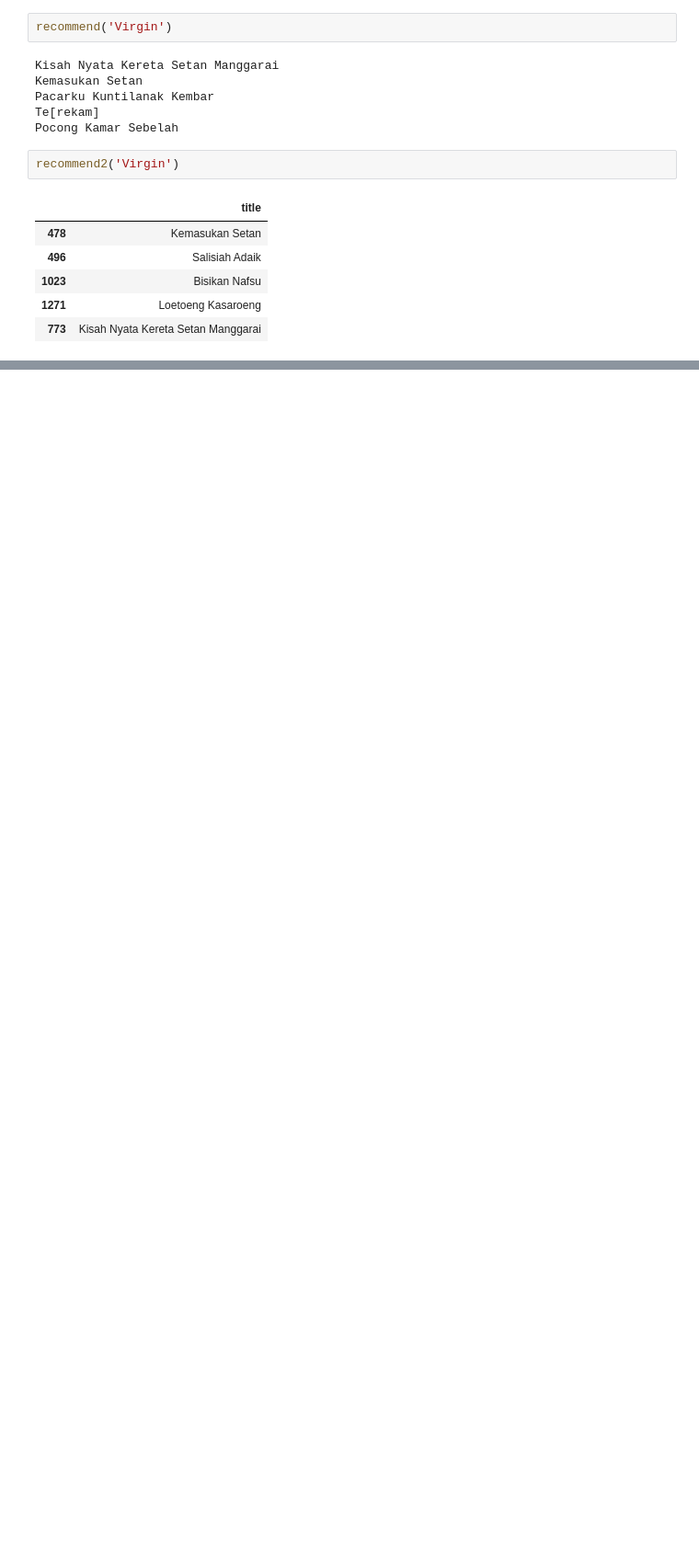
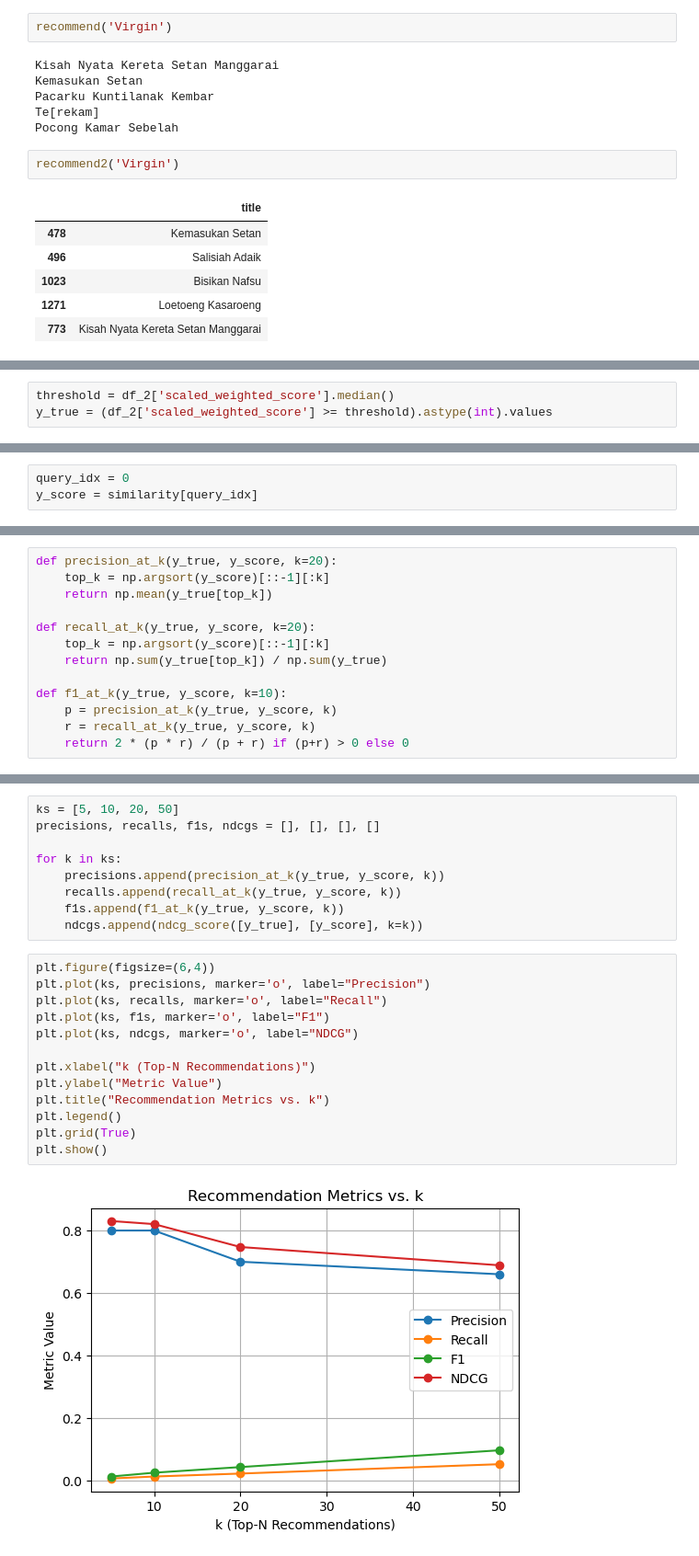
Before and after one commit to Sandip783/MS-Elevate, a Jupyter notebook: Final_Project.ipynb, the cells around one changed output, grey strips where cells are left out. Shown at 92% size. Saved outputs shown, nothing was run; the diff lists cells and outputs as text; blank space fills up the shorter version.

```diff
--- a/Final_Project.ipynb
+++ b/Final_Project.ipynb
@@ -486,0 +483,3 @@ Pocong Kamar Sebelah
+# %%
+threshold = df_2['scaled_weighted_score'].median()
+y_true = (df_2['scaled_weighted_score'] >= threshold).astype(int).values
@@ -486,0 +494,3 @@ Pocong Kamar Sebelah
+# %%
+query_idx = 0
+y_score = similarity[query_idx]
@@ -486,0 +501,13 @@ Pocong Kamar Sebelah
+# %%
+def precision_at_k(y_true, y_score, k=20):
+    top_k = np.argsort(y_score)[::-1][:k]
+    return np.mean(y_true[top_k])
+
+def recall_at_k(y_true, y_score, k=20):
+    top_k = np.argsort(y_score)[::-1][:k]
+    return np.sum(y_true[top_k]) / np.sum(y_true)
+
+def f1_at_k(y_true, y_score, k=10):
+    p = precision_at_k(y_true, y_score, k)
+    r = recall_at_k(y_true, y_score, k)
+    return 2 * (p * r) / (p + r) if (p+r) > 0 else 0
@@ -486,0 +516,24 @@ Pocong Kamar Sebelah
+# %%
+ks = [5, 10, 20, 50]
+precisions, recalls, f1s, ndcgs = [], [], [], []
+
+for k in ks:
+    precisions.append(precision_at_k(y_true, y_score, k))
+    recalls.append(recall_at_k(y_true, y_score, k))
+    f1s.append(f1_at_k(y_true, y_score, k))
+    ndcgs.append(ndcg_score([y_true], [y_score], k=k))
+# %%
+plt.figure(figsize=(6,4))
+plt.plot(ks, precisions, marker='o', label="Precision")
+plt.plot(ks, recalls, marker='o', label="Recall")
+plt.plot(ks, f1s, marker='o', label="F1")
+plt.plot(ks, ndcgs, marker='o', label="NDCG")
+
+plt.xlabel("k (Top-N Recommendations)")
+plt.ylabel("Metric Value")
+plt.title("Recommendation Metrics vs. k")
+plt.legend()
+plt.grid(True)
+plt.show()
+# %% [output]
+[figure, added]
```
Also changed, not shown: parts of 10 cells of this notebook.
